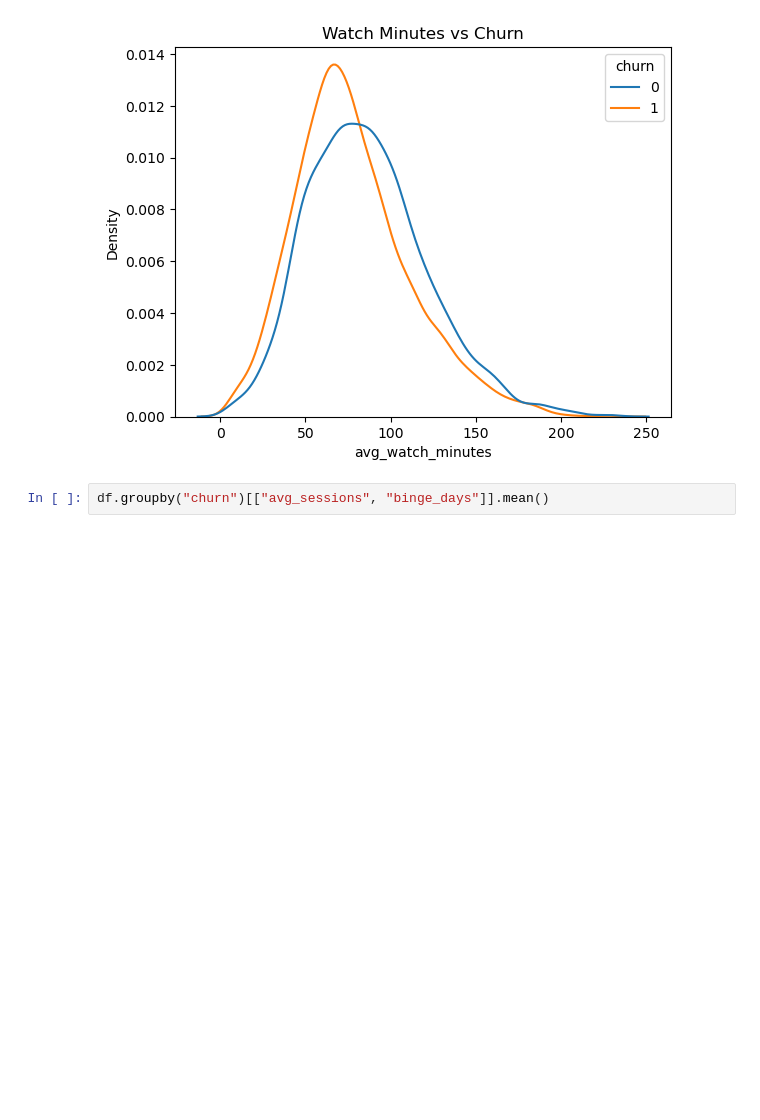
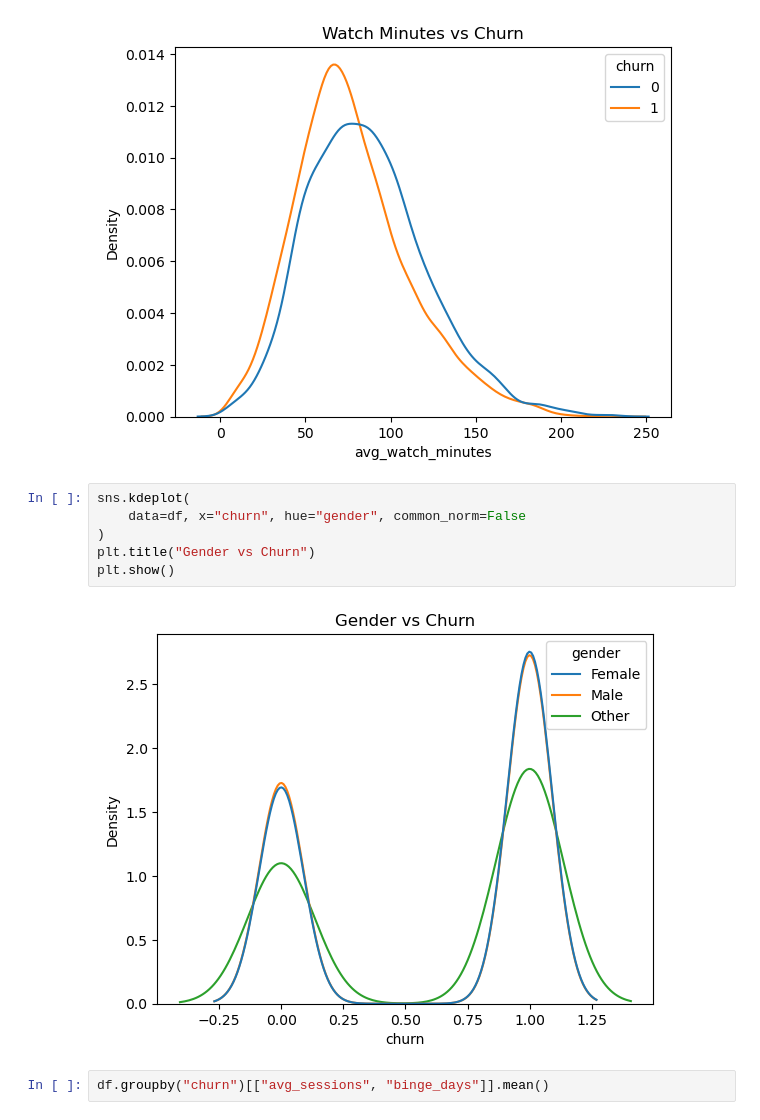
Before and after one commit to swapniljoijode/mlprojectsss, a Jupyter notebook: src/Notebooks/EDA.ipynb, the cells around one changed output. Cells and saved outputs as stored; diff of their text form; blank space fills up the shorter version.

```diff
--- a/src/Notebooks/EDA.ipynb
+++ b/src/Notebooks/EDA.ipynb
@@ -83,6 +93,14 @@ plt.title("Watch Minutes vs Churn")
 plt.show()
 # %% [output]
 [figure]
+# %%
+sns.kdeplot(
+    data=df, x="churn", hue="gender", common_norm=False
+)
+plt.title("Gender vs Churn")
+plt.show()
+# %% [output]
+[figure, added]
 # %%
 df.groupby("churn")[["avg_sessions", "binge_days"]].mean()
 # %% [output]
```
Also changed, not shown: parts of 3 cells of this notebook, 5 other files.
